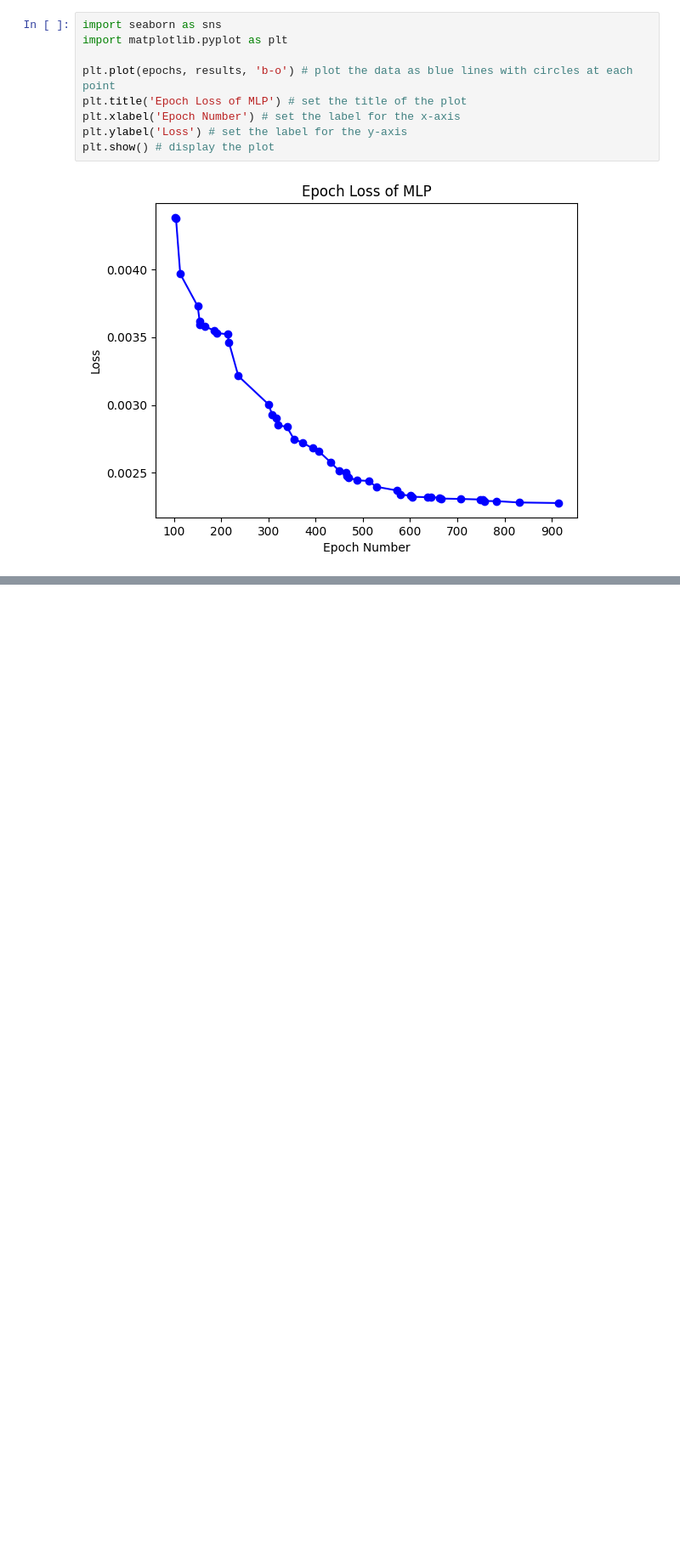
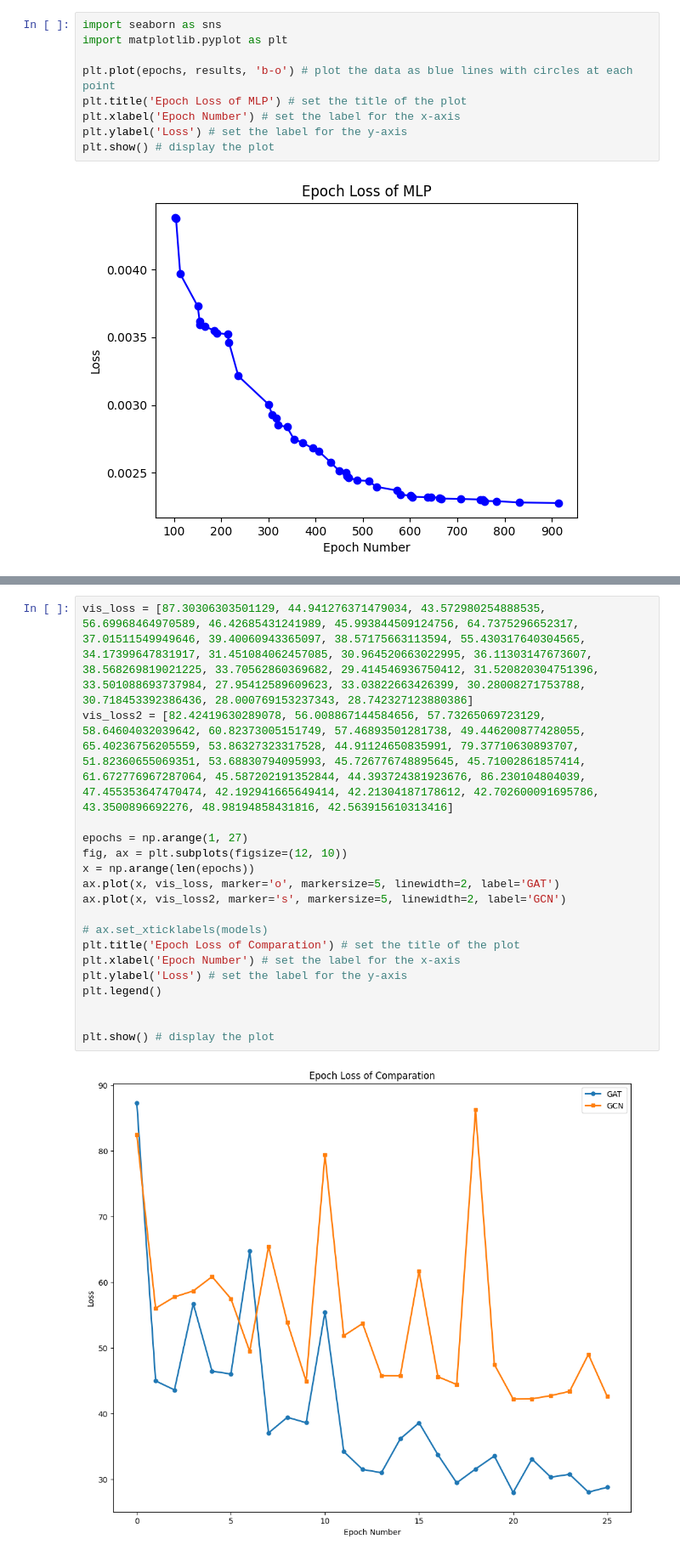
Before and after one commit to nguyenquivinhquang/atomization-energy-regression, a Jupyter notebook: notebooks/deep.ipynb, the cells around one changed output, grey strips where cells are left out. Shown: that part at 85% size. Drawn from its saved outputs; the diff is of its cells as text; blank space fills up the shorter version.

```diff
--- a/notebooks/deep.ipynb
+++ b/notebooks/deep.ipynb
@@ -368,0 +369,20 @@ KRR: 15.338593006134033
+# %%
+vis_loss = [87.30306303501129, 44.941276371479034, 43.572980254888535, 56.69968464970589, 46.42685431241989, 45.993844509124756, 64.7375296652317, 37.01511549949646, 39.40060943365097, 38.57175663113594, 55.430317640304565, 34.17399647831917, 31.451084062457085, 30.964520663022995, 36.11303147673607, 38.568269819021225, 33.70562860369682, 29.414546936750412, 31.520820304751396, 33.501088693737984, 27.95412589609623, 33.03822663426399, 30.28008271753788, 30.718453392386436, 28.000769153237343, 28.742327123880386]
+vis_loss2 = [82.42419630289078, 56.008867144584656, 57.73265069723129, 58.64604032039642, 60.82373005151749, 57.46893501281738, 49.446200877428055, 65.40236756205559, 53.86327323317528, 44.91124650835991, 79.37710630893707, 51.82360655069351, 53.68830794095993, 45.726776748895645, 45.71002861857414, 61.672776967287064, 45.587202191352844, 44.393724381923676, 86.230104804039, 47.455353647470474, 42.192941665649414, 42.21304187178612, 42.702600091695786, 43.3500896692276, 48.98194858431816, 42.563915610313416]
+
+epochs = np.arange(1, 27)
+fig, ax = plt.subplots(figsize=(12, 10))
+x = np.arange(len(epochs))
+ax.plot(x, vis_loss, marker='o', markersize=5, linewidth=2, label='GAT')
+ax.plot(x, vis_loss2, marker='s', markersize=5, linewidth=2, label='GCN')
+
+# ax.set_xticklabels(models)
+plt.title('Epoch Loss of Comparation') # set the title of the plot
+plt.xlabel('Epoch Number') # set the label for the x-axis
+plt.ylabel('Loss') # set the label for the y-axis
+plt.legend()
+
+
+plt.show() # display the plot
+# %% [output]
+[figure, added]
```
Also changed, not shown: parts of 2 cells of this notebook, 12 other files.
